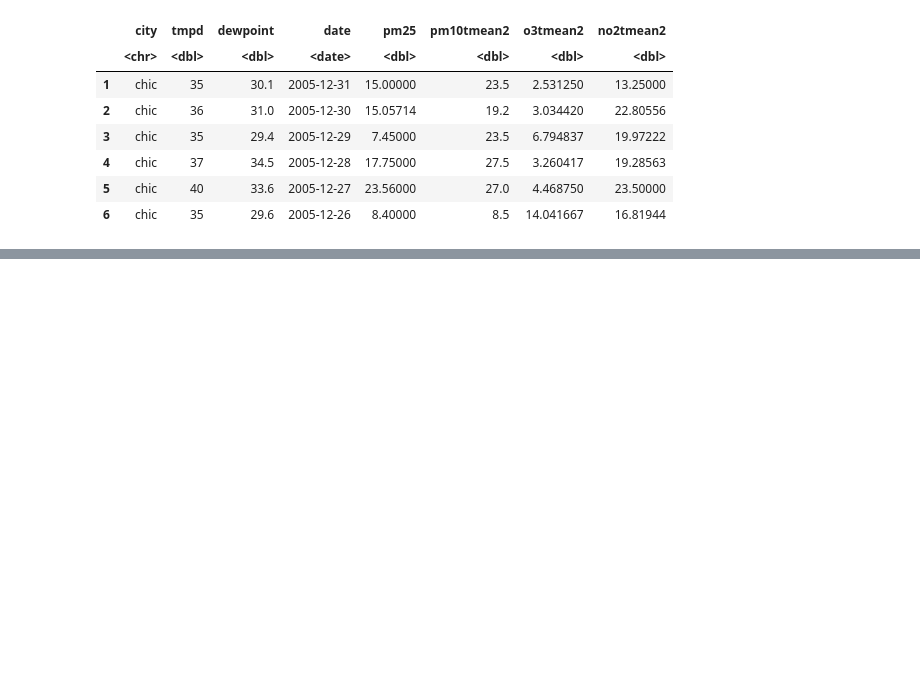
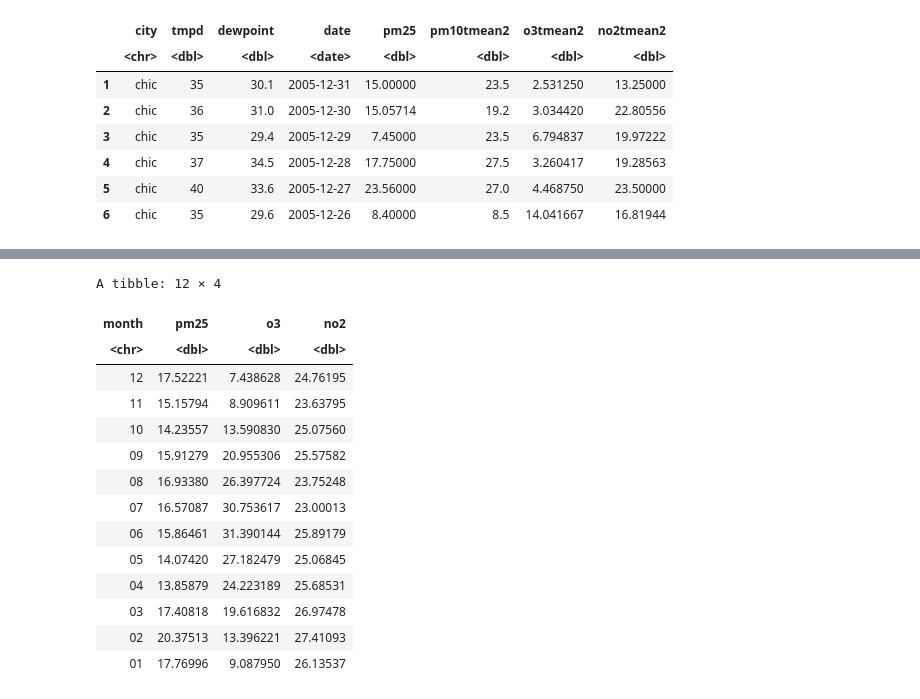
Before and after one commit to PaulMayfield/Peng-Exploratory-Data-Analysis-in-R, a Jupyter notebook: Peng Chapter 3 Managing Data Frames.ipynb, the cells around one changed output, grey strips where cells are left out. Saved outputs shown, nothing was run; the diff lists cells and outputs as text; code cells hidden in the pictures; blank space fills up the shorter version.

```diff
--- a/Peng Chapter 3 Managing Data Frames.ipynb
+++ b/Peng Chapter 3 Managing Data Frames.ipynb
@@ -160,0 +228,18 @@ chicago <-
+# %%
+# complex example
+
+# break variable up into quartiles
+## make a list of the breakpoints =-> qq
+qq <- quantile(chicago$pm25, seq(0,1,0.25), na.rm = TRUE)
+
+##add a column that labels which "cut" each row's value is (between the breakpoints)
+chicago <- mutate(chicago, pm25.quart = cut(pm25, qq))
+
+# convert to a "grouped table" that marks what columns grouped calcs should occur
+quart <- group_by(chicago, pm25.quart)
+
+# summarize() the grouped table, providing the summary statistics we want
+summarize(quart,
+          o3 = mean(o3tmean2, na.rm = TRUE),
+          no2 = mean(no2tmean2, na.rm = TRUE)
+          )
@@ -160,0 +277,26 @@ chicago <-
+# %%
+# another example
+mutate(chicago, month = format(date, "%m")) %>%
+    group_by(month) %>%
+    summarize(
+          pm25 = mean(pm25, na.rm = TRUE),
+          o3 = mean(o3tmean2, na.rm = TRUE),
+          no2 = mean(no2tmean2, na.rm = TRUE)
+          ) %>%
+    arrange(desc(month))
+# %% [output]
+A tibble: 12 × 4
+| month | pm25 | o3 | no2 |
+| <chr> | <dbl> | <dbl> | <dbl> |
+| 12 | 17.52221 | 7.438628 | 24.76195 |
+| 11 | 15.15794 | 8.909611 | 23.63795 |
+| 10 | 14.23557 | 13.590830 | 25.07560 |
+| 09 | 15.91279 | 20.955306 | 25.57582 |
+| 08 | 16.93380 | 26.397724 | 23.75248 |
+| 07 | 16.57087 | 30.753617 | 23.00013 |
+| 06 | 15.86461 | 31.390144 | 25.89179 |
+| 05 | 14.07420 | 27.182479 | 25.06845 |
+| 04 | 13.85879 | 24.223189 | 25.68531 |
+| 03 | 17.40818 | 19.616832 | 26.97478 |
+| 02 | 20.37513 | 13.396221 | 27.41093 |
+| 01 | 17.76996 | 9.087950 | 26.13537 |
```
Also changed, not shown: parts of 5 cells of this notebook.
